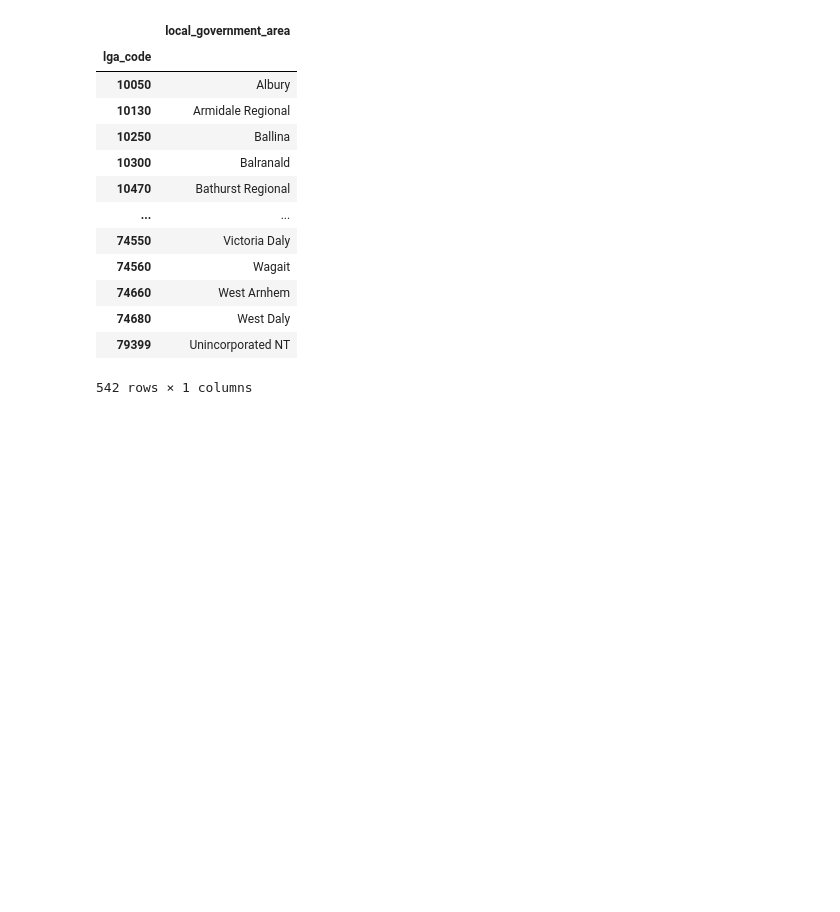
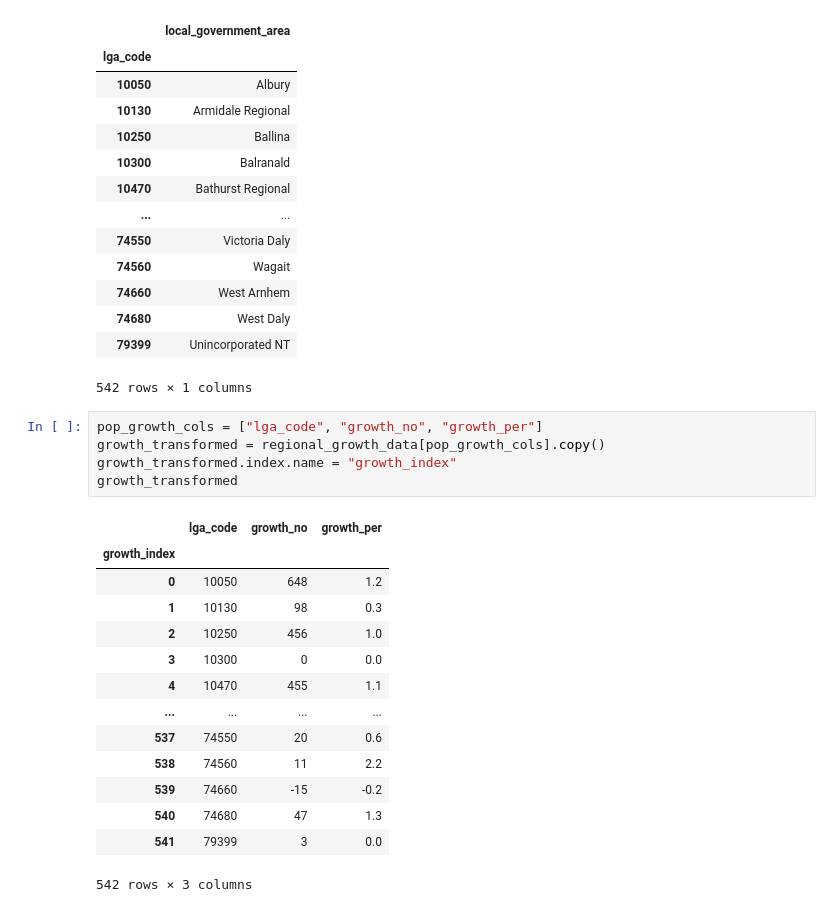
Before and after one commit to LP-116/ETL-Project, a Jupyter notebook: regional_growth.ipynb, the cells around one changed output. Cells and saved outputs as stored; diff of their text form; blank space fills up the shorter version.

```diff
--- a/regional_growth.ipynb
+++ b/regional_growth.ipynb
@@ -102,3 +102,23 @@ location_transformed
 | 74680 | West Daly |
 | 79399 | Unincorporated NT |
 542 rows × 1 columns
+# %%
+pop_growth_cols = ["lga_code", "growth_no", "growth_per"]
+growth_transformed = regional_growth_data[pop_growth_cols].copy()
+growth_transformed.index.name = "growth_index"
+growth_transformed
+# %% [output]
+|  | lga_code | growth_no | growth_per |
+| growth_index |  |  |  |
+| 0 | 10050 | 648 | 1.2 |
+| 1 | 10130 | 98 | 0.3 |
+| 2 | 10250 | 456 | 1.0 |
+| 3 | 10300 | 0 | 0.0 |
+| 4 | 10470 | 455 | 1.1 |
+| ... | ... | ... | ... |
+| 537 | 74550 | 20 | 0.6 |
+| 538 | 74560 | 11 | 2.2 |
+| 539 | 74660 | -15 | -0.2 |
+| 540 | 74680 | 47 | 1.3 |
+| 541 | 79399 | 3 | 0.0 |
+542 rows × 3 columns
```
Also changed, not shown: parts of 3 cells of this notebook, 1 other file.
